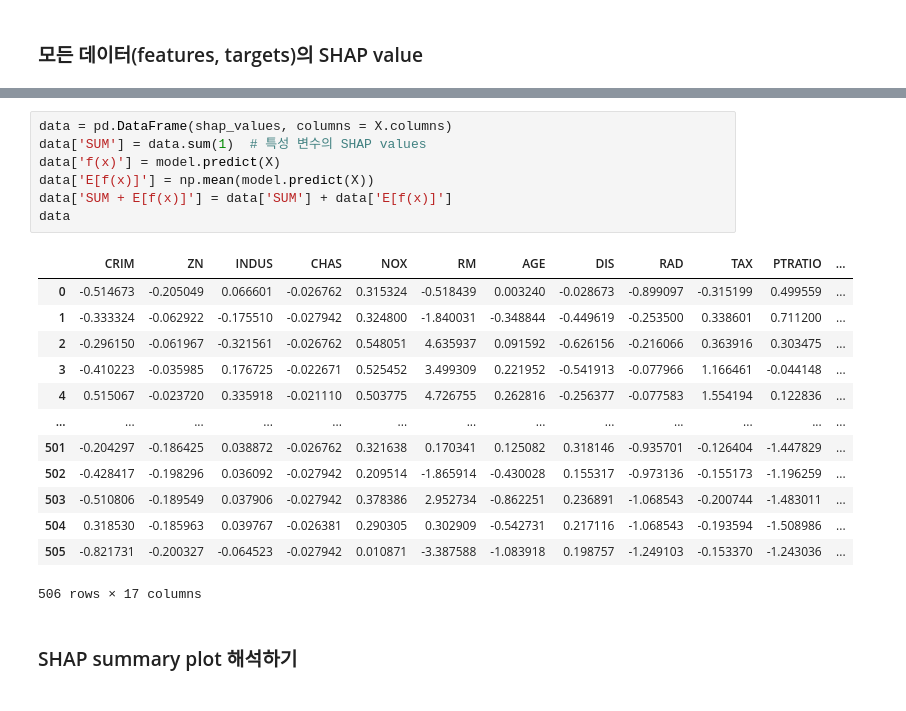
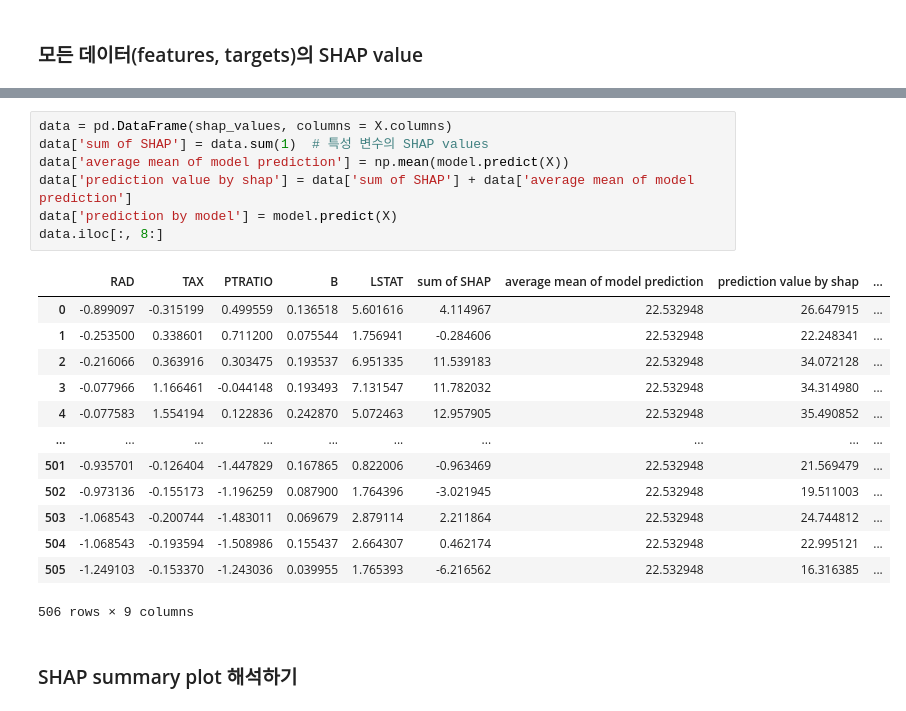
Before and after one commit to ancestor9/aSSIST, a Jupyter notebook: 15_SHAP (eXAI).ipynb, the cells around one changed output, grey strips where cells are left out. Saved outputs shown, nothing was run; the diff lists cells and outputs as text.

```diff
--- a/15_SHAP (eXAI).ipynb
+++ b/15_SHAP (eXAI).ipynb
@@ -171,24 +200,24 @@ array([-5.1467264e-01, -2.0504883e-01,  6.6601284e-02, -2.6761726e-02,
 # %%
 data = pd.DataFrame(shap_values, columns = X.columns)
-data['SUM'] = data.sum(1)  # 특성 변수의 SHAP values
-data['f(x)'] = model.predict(X)
-data['E[f(x)]'] = np.mean(model.predict(X))
-data['SUM + E[f(x)]'] = data['SUM'] + data['E[f(x)]']
-data
+data['sum of SHAP'] = data.sum(1)  # 특성 변수의 SHAP values
+data['average mean of model prediction'] = np.mean(model.predict(X))
+data['prediction value by shap'] = data['sum of SHAP'] + data['average mean of model prediction']
+data['prediction by model'] = model.predict(X)
+data.iloc[:, 8:]
 # %% [output]
-|  | CRIM | ZN | INDUS | CHAS | NOX | RM | AGE | DIS | RAD | TAX | PTRATIO | ... |
-| 0 | -0.514673 | -0.205049 | 0.066601 | -0.026762 | 0.315324 | -0.518439 | 0.003240 | -0.028673 | -0.899097 | -0.315199 | 0.499559 | ... |
-| 1 | -0.333324 | -0.062922 | -0.175510 | -0.027942 | 0.324800 | -1.840031 | -0.348844 | -0.449619 | -0.253500 | 0.338601 | 0.711200 | ... |
-| 2 | -0.296150 | -0.061967 | -0.321561 | -0.026762 | 0.548051 | 4.635937 | 0.091592 | -0.626156 | -0.216066 | 0.363916 | 0.303475 | ... |
-| 3 | -0.410223 | -0.035985 | 0.176725 | -0.022671 | 0.525452 | 3.499309 | 0.221952 | -0.541913 | -0.077966 | 1.166461 | -0.044148 | ... |
-| 4 | 0.515067 | -0.023720 | 0.335918 | -0.021110 | 0.503775 | 4.726755 | 0.262816 | -0.256377 | -0.077583 | 1.554194 | 0.122836 | ... |
-| ... | ... | ... | ... | ... | ... | ... | ... | ... | ... | ... | ... | ... |
-| 501 | -0.204297 | -0.186425 | 0.038872 | -0.026762 | 0.321638 | 0.170341 | 0.125082 | 0.318146 | -0.935701 | -0.126404 | -1.447829 | ... |
-| 502 | -0.428417 | -0.198296 | 0.036092 | -0.027942 | 0.209514 | -1.865914 | -0.430028 | 0.155317 | -0.973136 | -0.155173 | -1.196259 | ... |
-| 503 | -0.510806 | -0.189549 | 0.037906 | -0.027942 | 0.378386 | 2.952734 | -0.862251 | 0.236891 | -1.068543 | -0.200744 | -1.483011 | ... |
-| 504 | 0.318530 | -0.185963 | 0.039767 | -0.026381 | 0.290305 | 0.302909 | -0.542731 | 0.217116 | -1.068543 | -0.193594 | -1.508986 | ... |
-| 505 | -0.821731 | -0.200327 | -0.064523 | -0.027942 | 0.010871 | -3.387588 | -1.083918 | 0.198757 | -1.249103 | -0.153370 | -1.243036 | ... |
+|  | RAD | TAX | PTRATIO | B | LSTAT | sum of SHAP | average mean of model prediction | prediction value by shap | ... |
+| 0 | -0.899097 | -0.315199 | 0.499559 | 0.136518 | 5.601616 | 4.114967 | 22.532948 | 26.647915 | ... |
+| 1 | -0.253500 | 0.338601 | 0.711200 | 0.075544 | 1.756941 | -0.284606 | 22.532948 | 22.248341 | ... |
+| 2 | -0.216066 | 0.363916 | 0.303475 | 0.193537 | 6.951335 | 11.539183 | 22.532948 | 34.072128 | ... |
+| 3 | -0.077966 | 1.166461 | -0.044148 | 0.193493 | 7.131547 | 11.782032 | 22.532948 | 34.314980 | ... |
+| 4 | -0.077583 | 1.554194 | 0.122836 | 0.242870 | 5.072463 | 12.957905 | 22.532948 | 35.490852 | ... |
+| ... | ... | ... | ... | ... | ... | ... | ... | ... | ... |
+| 501 | -0.935701 | -0.126404 | -1.447829 | 0.167865 | 0.822006 | -0.963469 | 22.532948 | 21.569479 | ... |
+| 502 | -0.973136 | -0.155173 | -1.196259 | 0.087900 | 1.764396 | -3.021945 | 22.532948 | 19.511003 | ... |
+| 503 | -1.068543 | -0.200744 | -1.483011 | 0.069679 | 2.879114 | 2.211864 | 22.532948 | 24.744812 | ... |
+| 504 | -1.068543 | -0.193594 | -1.508986 | 0.155437 | 2.664307 | 0.462174 | 22.532948 | 22.995121 | ... |
+| 505 | -1.249103 | -0.153370 | -1.243036 | 0.039955 | 1.765393 | -6.216562 | 22.532948 | 16.316385 | ... |
-506 rows × 17 columns
+506 rows × 9 columns
 # %% [markdown]
 ### SHAP summary plot 해석하기
 # %%
```
Also changed, not shown: parts of 7 cells of this notebook.
